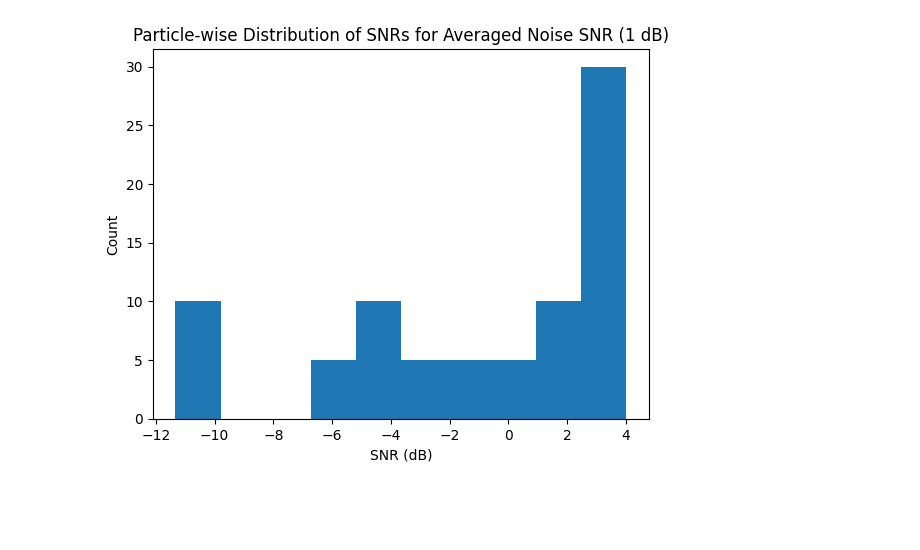
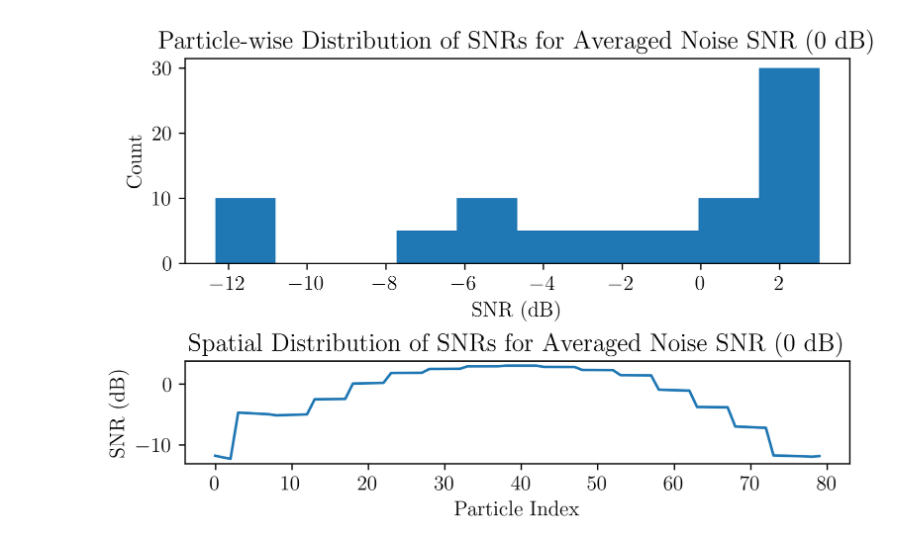
Before and after one commit to geoelements-dev/diffmpm_bridge, a Jupyter notebook: examples/2d_beam_noise_avg/results.ipynb, the cells around one changed output. Cells and saved outputs as stored; diff of their text form; code cells hidden in the pictures; blank space fills up the shorter version.

```diff
--- a/examples/2d_beam_noise_avg/results.ipynb
+++ b/examples/2d_beam_noise_avg/results.ipynb
@@ -141,6 +154,7 @@ for snr in snrs:
 import matplotlib.pyplot as plt
 import numpy as np
 import matplotlib.ticker as mtick
+import json
 
 snrs = [
     '20',
@@ -148,6 +162,7 @@ snrs = [
     '0',
     '-10',
     ]
+snrs.reverse()
 snr_strs = [str(float(snr)) for snr in snrs]
 initializations = ['1,000', '10,000', '15,000']
 errs = []
@@ -197,6 +212,14 @@ x = np.arange(len(snr_strs))  # the label locations
 width = 0.25  # the width of the bars
 multiplier = 0
 
+import matplotlib.pyplot as plt
+import matplotlib
+matplotlib.rc('text', usetex = True)
+plt.rcParams["font.family"] = "Times New Roman"
+plt.rcParams['figure.dpi'] = 300
+font = {'size'   : 16}
+matplotlib.rc('font', **font)
+
 fig, ax = plt.subplots(figsize=(8,6))
 fmt = '%.2g%%' # Format you want the ticks, e.g. '40%'
 xticks = mtick.FormatStrFormatter(fmt)
@@ -210,7 +233,7 @@ for attribute, measurement in penguin_means.items():
 
 # Add some text for labels, title and custom x-axis tick labels, etc.
 ax.set_xlabel('Absolute Error')
-ax.set_title('Convergence Error by SNR and Initialization, Particle-Averaged Noise')
+ax.set_title('Convergence Error by SNR and Initialization, Uniform Noise')
 ax.set_yticks(x + width, species)
 ax.set_ylabel('Signal-to-Noise Ratio (dB)')
 ax.legend(ncols=3, title='Young\'s Modulus Initialization')
@@ -238,30 +261,41 @@ array([[0.00099914, 0.00222025, 0.01022343, 0.0300689 ],
 # %%
 import numpy as np
 import matplotlib.pyplot as plt
 
 Nx = 80
 target_strain_np = np.load("strain2_true.npy")
 steps = 1024
 
-SNR_dB = 1
+SNR_dB = 0
 SNR_linear = 10 ** (SNR_dB / 10)
 # get avg signal power in eps_xx
 P_signal = np.mean(target_strain_np[:,:Nx,0,0]**2)
 P_noise = P_signal / SNR_linear
 # particle-wise noise
 noise = np.random.normal(0, P_noise ** 0.5, (steps, Nx))
 # target_strain_np[:, :Nx, 0, 0] += noise
 P_signal
 
 P_signal_ch = np.mean(target_strain_np[:,:Nx, 0, 0]**2, axis=0)
 SNR_ch = 10 * np.log10(P_signal_ch / P_noise)
 SNR_ch
 
-plt.figure()
-plt.hist(SNR_ch)
-plt.xlabel('SNR (dB)')
-plt.ylabel('Count')
-plt.title('Particle-wise Distribution of SNRs for Averaged Noise SNR (1 dB)')
+fig = plt.figure(constrained_layout=True, figsize=(6,4))
+gs = fig.add_gridspec(3, 1)
+ax1 = fig.add_subplot(gs[0:2, :])
+ax1.set_title('gs[0, :]')
+ax1.hist(SNR_ch)
+ax1.set_xlabel('SNR (dB)')
+ax1.set_ylabel('Count')
+ax1.set_title('Particle-wise Distribution of SNRs for Averaged Noise SNR (0 dB)')
+ax2 = fig.add_subplot(gs[2:, :])
+
+ax2.plot(SNR_ch)
+ax2.set_xlabel('Particle Index')
+ax2.set_ylabel('SNR (dB)')
+ax2.set_title('Spatial Distribution of SNRs for Averaged Noise SNR (0 dB)')
+
+
 plt.show()
 # %% [output]
-[figure, old version]
+[figure, new version]
```
Also changed, not shown: parts of 2 cells of this notebook, 27 other files.
